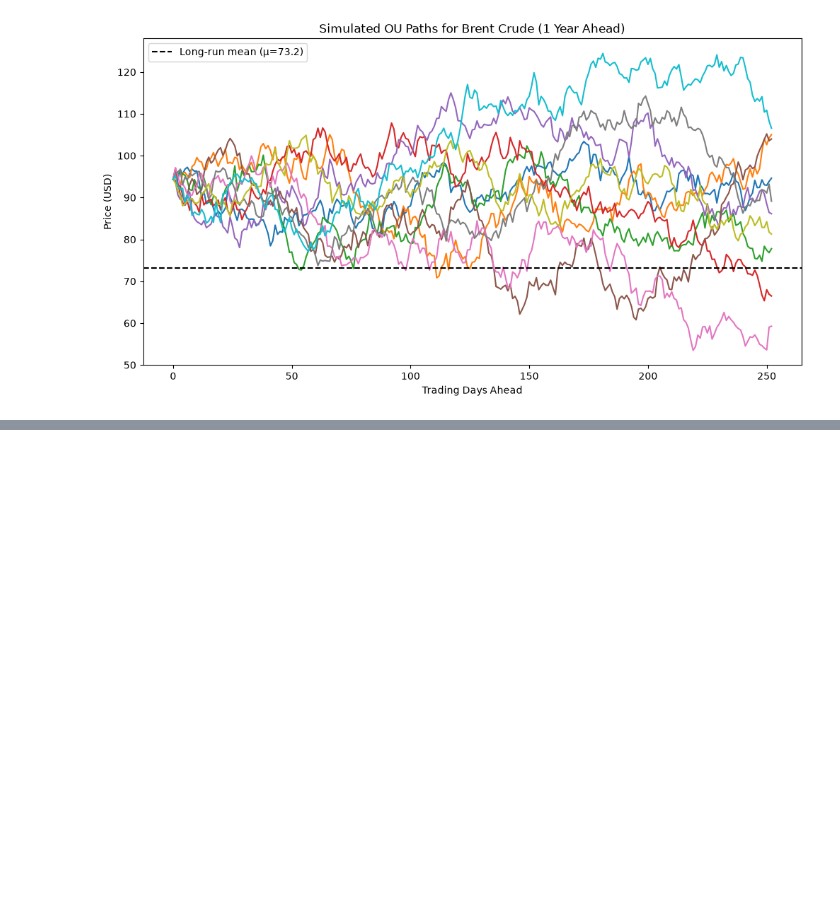
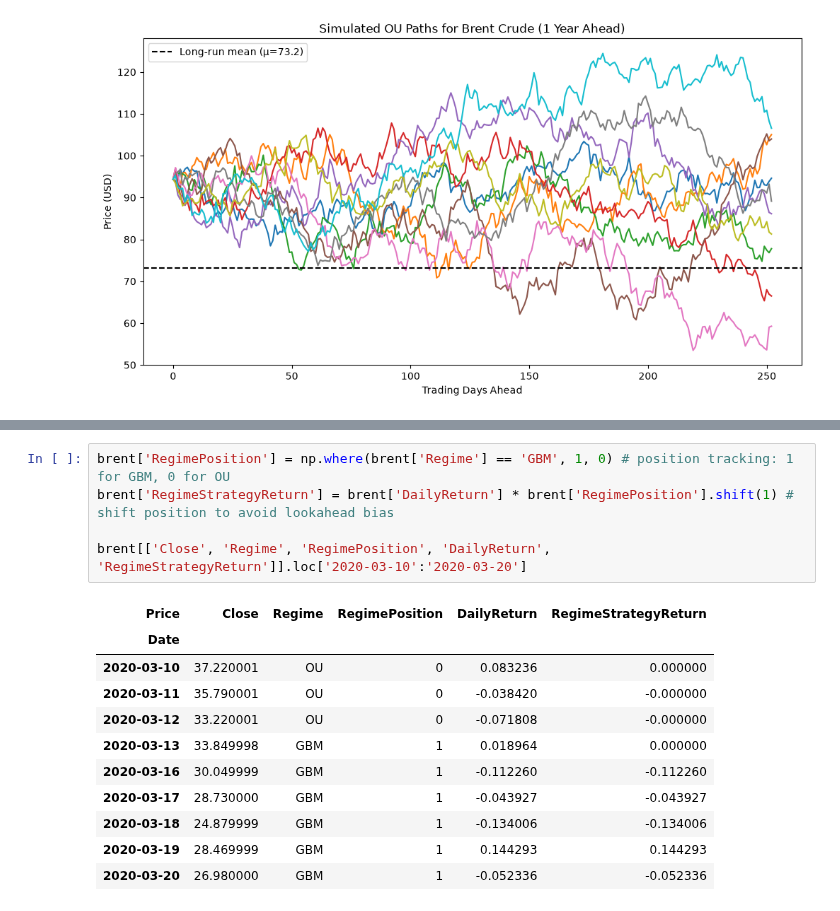
Before and after one commit to myuran-t/brent-crude-regime-model, a Jupyter notebook: brent_regime_model.ipynb, the cells around one changed output, grey strips where cells are left out. Saved outputs shown, nothing was run; the diff lists cells and outputs as text; blank space fills up the shorter version.

```diff
--- a/brent_regime_model.ipynb
+++ b/brent_regime_model.ipynb
@@ -408,0 +488,17 @@ Compared with the GBM simulations, the OU paths therefore show some tendency tow
+# %%
+brent['RegimePosition'] = np.where(brent['Regime'] == 'GBM', 1, 0) # position tracking: 1 for GBM, 0 for OU
+brent['RegimeStrategyReturn'] = brent['DailyReturn'] * brent['RegimePosition'].shift(1) # shift position to avoid lookahead bias
+
+brent[['Close', 'Regime', 'RegimePosition', 'DailyReturn', 'RegimeStrategyReturn']].loc['2020-03-10':'2020-03-20']
+# %% [output]
+| Price | Close | Regime | RegimePosition | DailyReturn | RegimeStrategyReturn |
+| Date |  |  |  |  |  |
+| 2020-03-10 | 37.220001 | OU | 0 | 0.083236 | 0.000000 |
+| 2020-03-11 | 35.790001 | OU | 0 | -0.038420 | -0.000000 |
+| 2020-03-12 | 33.220001 | OU | 0 | -0.071808 | -0.000000 |
+| 2020-03-13 | 33.849998 | GBM | 1 | 0.018964 | 0.000000 |
+| 2020-03-16 | 30.049999 | GBM | 1 | -0.112260 | -0.112260 |
+| 2020-03-17 | 28.730000 | GBM | 1 | -0.043927 | -0.043927 |
+| 2020-03-18 | 24.879999 | GBM | 1 | -0.134006 | -0.134006 |
+| 2020-03-19 | 28.469999 | GBM | 1 | 0.144293 | 0.144293 |
+| 2020-03-20 | 26.980000 | GBM | 1 | -0.052336 | -0.052336 |
```
Also changed, not shown: parts of 25 cells of this notebook.
